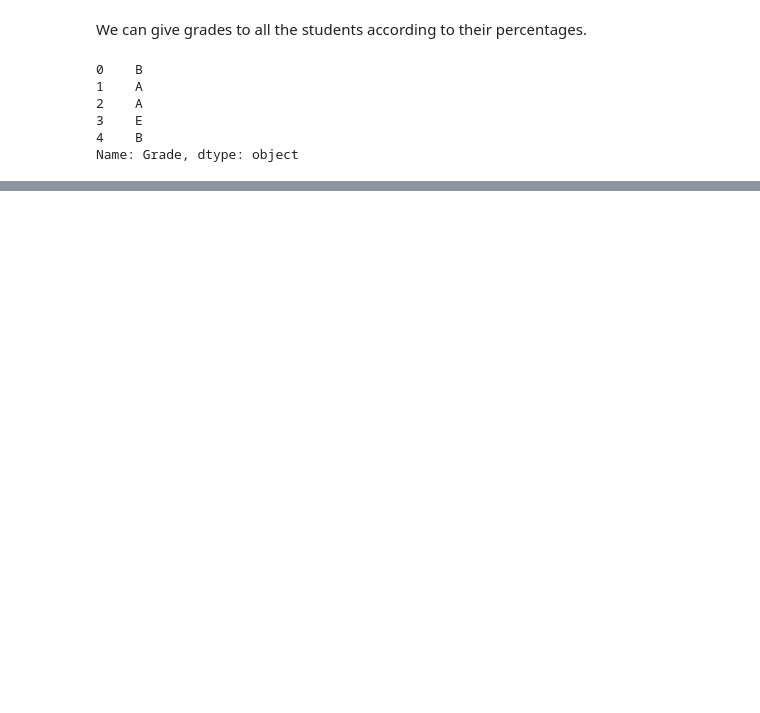
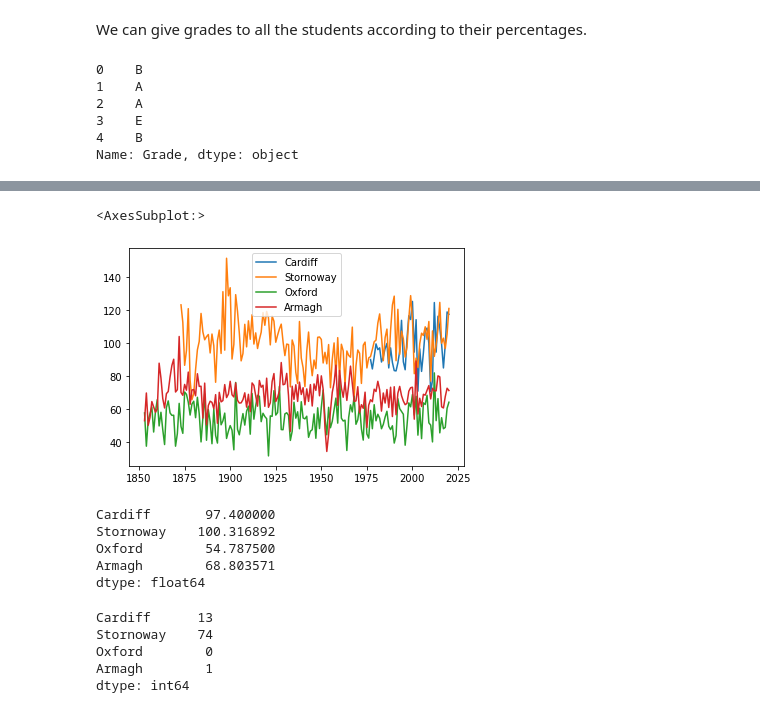
Before and after one commit to juck30808/juck30808, a Jupyter notebook: Pandas-seaborn(Student).ipynb, the cells around one changed output, grey strips where cells are left out. Drawn from its saved outputs; the diff is of its cells as text; code cells hidden in the pictures; blank space fills up the shorter version.

```diff
--- a/Pandas-seaborn(Student).ipynb
+++ b/Pandas-seaborn(Student).ipynb
@@ -72,3 +74,8 @@ data.head()
 | 2 | female | group B | master's degree | standard | none | 90 | ... |
 | 3 | male | group A | associate's degree | free/reduced | none | 47 | ... |
 | 4 | male | group C | some college | standard | none | 76 | ... |
+# %%
+import pandas as pd
+
+rain = pd.read_csv("https://milliams.com/courses/data_analysis_python/rain.csv")
+rain.head()
@@ -74,0 +89,23 @@ data.head()
+# %%
+rain.plot()
+# %% [output]
+<AxesSubplot:>
+[figure, added]
+# %%
+# we can call the mean() method on rain:
+rain.mean()
+# %% [output]
+Cardiff       97.400000
+Stornoway    100.316892
+Oxford        54.787500
+Armagh        68.803571
+dtype: float64
+# %%
+# We can ask for how many years was the average rainfall above 100 mm for each city:'
+rain[rain > 100].count()
+# %% [output]
+Cardiff      13
+Stornoway    74
+Oxford        0
+Armagh        1
+dtype: int64
```
Also changed, not shown: parts of 3 cells of this notebook, 16 other files.
